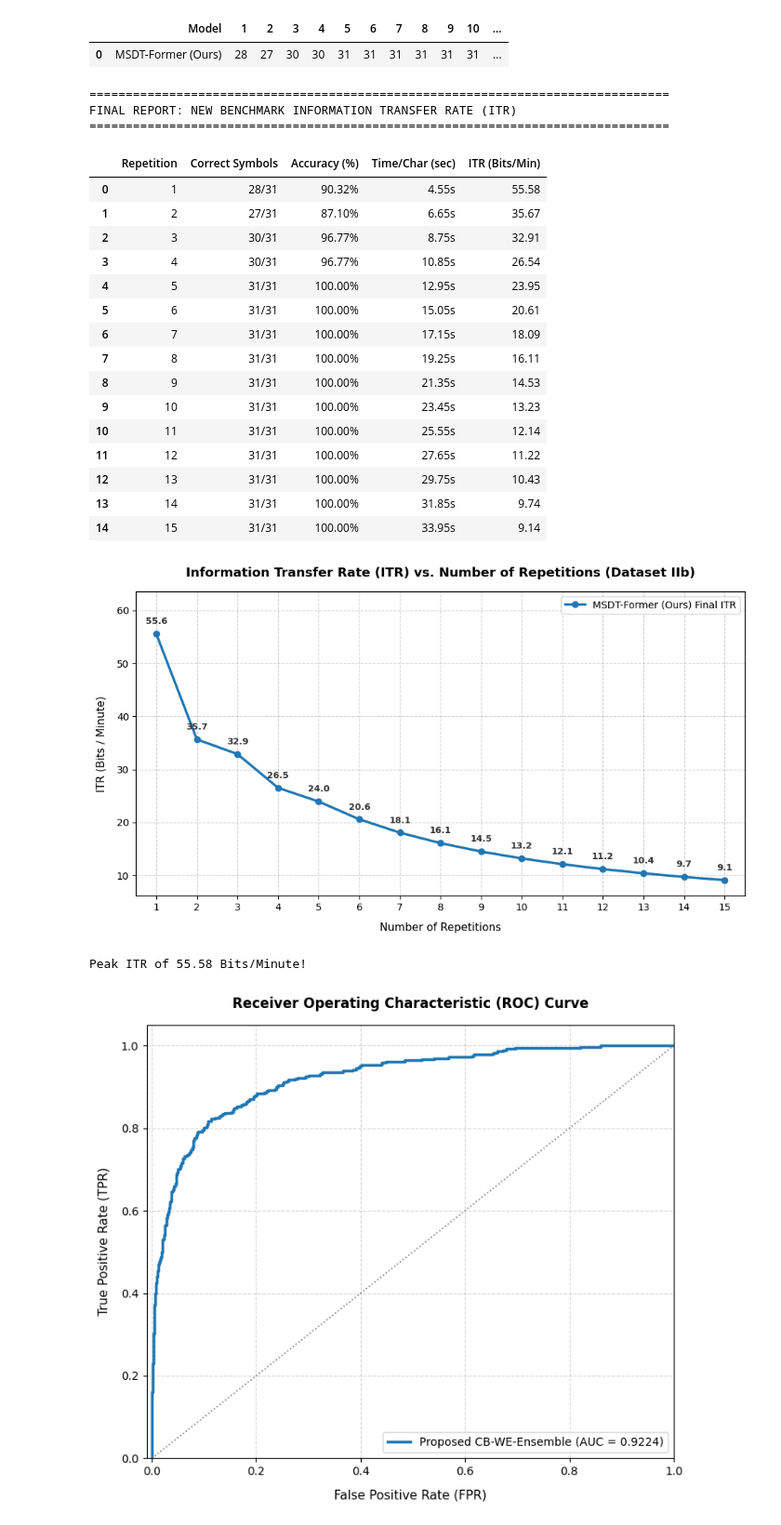
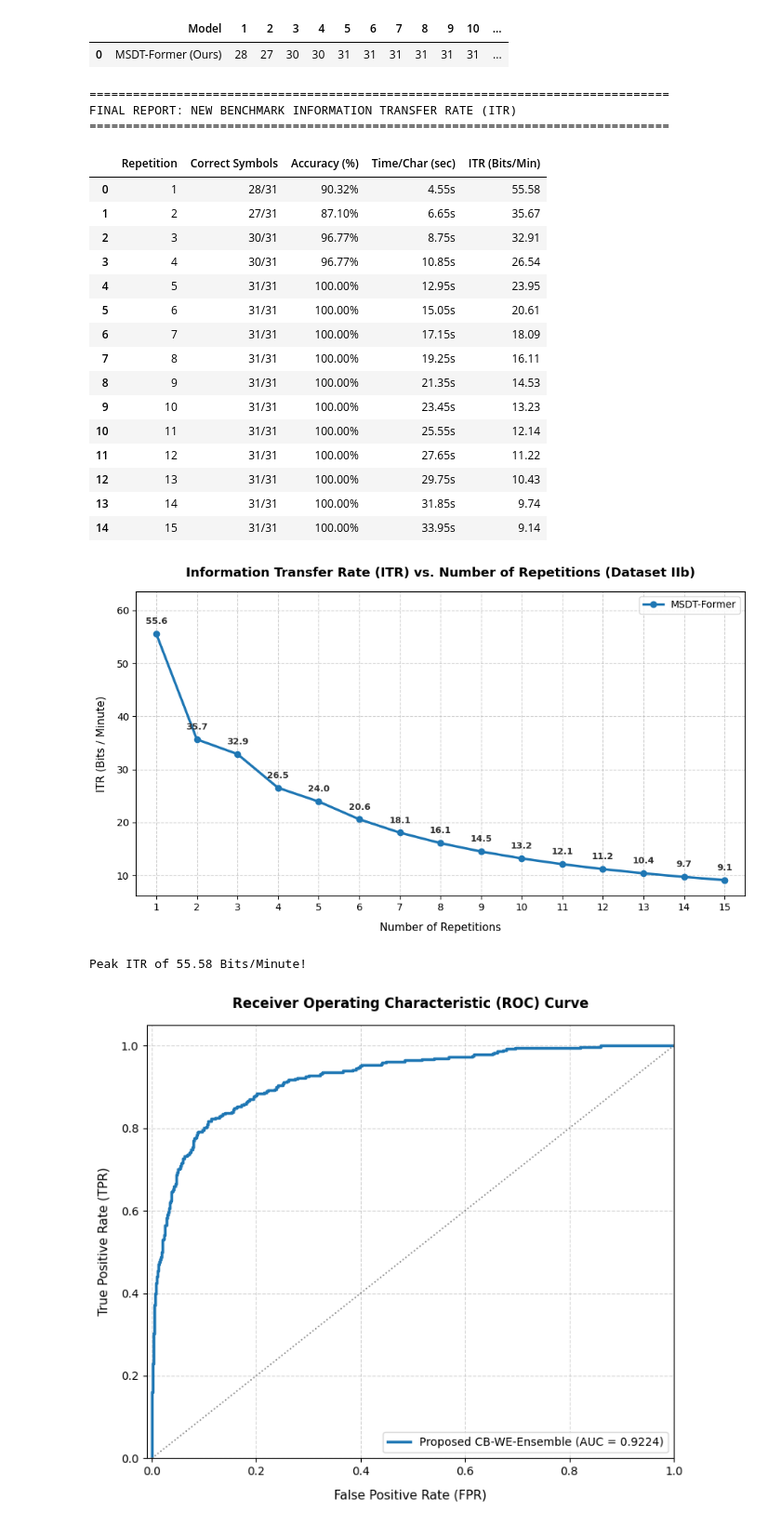
Before and after one commit to ManthanDixit089/WE-MSDT-Former_Model, a Jupyter notebook: nayaModel.ipynb, the cells around one changed output. Shown at 93% size. Cells and saved outputs as stored; diff of their text form; code cells hidden in the pictures.

```diff
--- a/nayaModel.ipynb
+++ b/nayaModel.ipynb
@@ -2031,7 +2031,7 @@ display(df_itr_final)
 # Plot SOTA Beating ITR curve
 plt.figure(figsize=(9.5, 5.5))
 plt.plot(repetitions, itr_values, marker='o', linewidth=2.5, color='#1f77b4',
-         label='MSDT-Former (Ours) Final ITR')
+         label='MSDT-Former')
 
 plt.title("Information Transfer Rate (ITR) vs. Number of Repetitions (Dataset IIb)", fontsize=13, fontweight='bold', pad=15)
 plt.xlabel("Number of Repetitions", fontsize=11, labelpad=10)
@@ -2047,34 +2047,34 @@ for i, val in enumerate(itr_values):
 
 plt.grid(True, linestyle='--', alpha=0.6)
 plt.legend(loc="upper right", fontsize=10)
 plt.tight_layout()
 
 # Save final clean plot for manuscript
 plt.savefig("msdt_former_base_beating_itr_plot.png", dpi=300)
 plt.show()
 
 print(f"\nPeak ITR of {max(itr_values):.2f} Bits/Minute!")
 # %% [output]
 ================================================================================
 FINAL REPORT: NEW BENCHMARK INFORMATION TRANSFER RATE (ITR)
 ================================================================================
 |  | Repetition | Correct Symbols | Accuracy (%) | Time/Char (sec) | ITR (Bits/Min) |
 | 0 | 1 | 28/31 | 90.32% | 4.55s | 55.58 |
 | 1 | 2 | 27/31 | 87.10% | 6.65s | 35.67 |
 | 2 | 3 | 30/31 | 96.77% | 8.75s | 32.91 |
 | 3 | 4 | 30/31 | 96.77% | 10.85s | 26.54 |
 | 4 | 5 | 31/31 | 100.00% | 12.95s | 23.95 |
 | 5 | 6 | 31/31 | 100.00% | 15.05s | 20.61 |
 | 6 | 7 | 31/31 | 100.00% | 17.15s | 18.09 |
 | 7 | 8 | 31/31 | 100.00% | 19.25s | 16.11 |
 | 8 | 9 | 31/31 | 100.00% | 21.35s | 14.53 |
 | 9 | 10 | 31/31 | 100.00% | 23.45s | 13.23 |
 | 10 | 11 | 31/31 | 100.00% | 25.55s | 12.14 |
 | 11 | 12 | 31/31 | 100.00% | 27.65s | 11.22 |
 | 12 | 13 | 31/31 | 100.00% | 29.75s | 10.43 |
 | 13 | 14 | 31/31 | 100.00% | 31.85s | 9.74 |
 | 14 | 15 | 31/31 | 100.00% | 33.95s | 9.14 |
-[figure, old version]
+[figure, new version]
 Peak ITR of 55.58 Bits/Minute!
 # %%
 # =====================================================================
```
Also changed, not shown: parts of 4 cells of this notebook, 3 other files.
